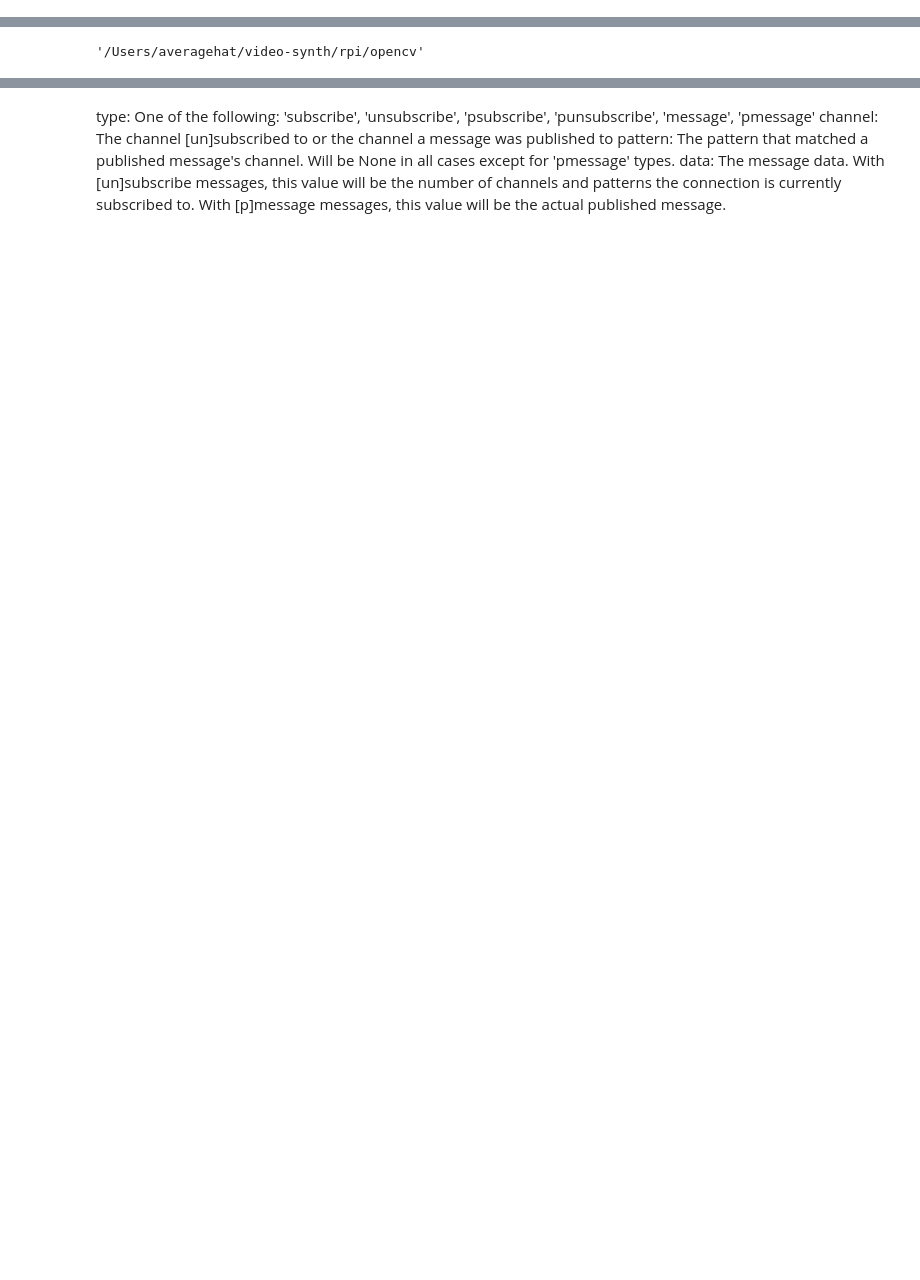
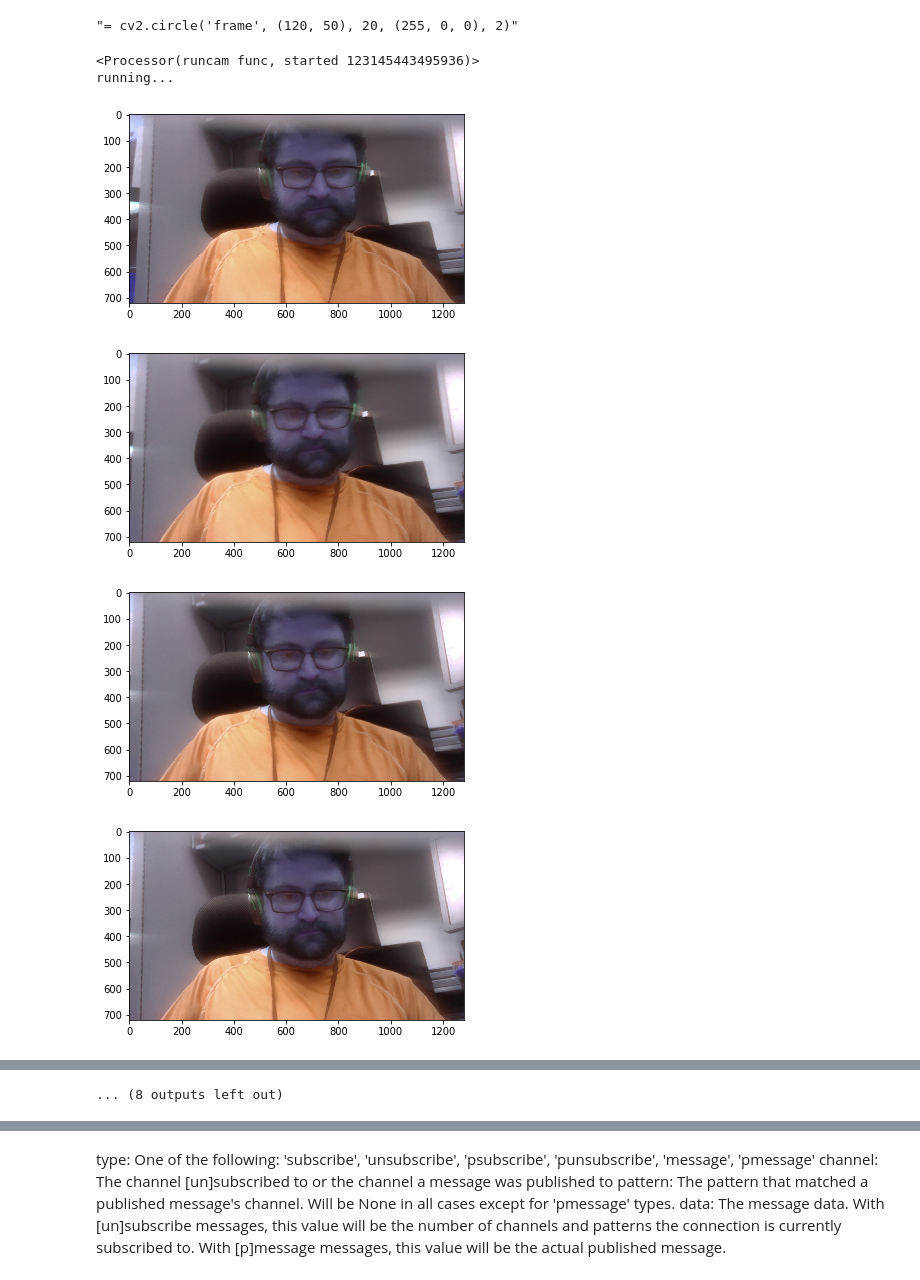
Before and after one commit to averagehat/video-synth, a Jupyter notebook: rpi/opencv-redis-cam.ipynb, the cells around one changed output, grey strips where cells are left out. Drawn from its saved outputs; the diff is of its cells as text; code cells hidden in the pictures; blank space fills up the shorter version.

```diff
--- a/rpi/opencv-redis-cam.ipynb
+++ b/rpi/opencv-redis-cam.ipynb
@@ -3,9 +3,10 @@ import redis
 import numpy as np
 import cv2
 import json
+from matplotlib import pyplot as plt
 r = redis.Redis(host='localhost', port=6379, db=0)
 listener = r.pubsub()
-faceCascade = cv2.CascadeClassifier("./haarcascade_frontalface_alt.xml")
+faceCascade = cv2.CascadeClassifier("haarcascade_frontalface_default.xml")
 # %%
 #cap = cv2.VideoCapture('moviepy/media/video_with_failing_audio.mp4')
 cap = cv2.VideoCapture(0)
@@ -98,0 +114,6 @@ KeyboardInterrupt:
+# %%
+# https://www.geeksforgeeks.org/circle-detection-using-opencv-python/
+# f'= cv2.circle{("frame", center_coordinates, radius, color, thickness_in_pixels) }'
+   cv2.circle('frame', (120, 50), 20, (255, 0, 0), 2)
+# %% [output]
+"= cv2.circle('frame', (120, 50), 20, (255, 0, 0), 2)"
@@ -98,0 +125,11 @@ KeyboardInterrupt:
+# %%
+from nbmultitask import ThreadWithLogAndControls
+task2 = ThreadWithLogAndControls(target=run_cam, name="runcam func")
+task2.start()
+# %% [output]
+<Processor(runcam func, started 123145443495936)>
+running...
+[figure, added]
+[figure, added]
+[figure, added]
+[figure, added]
@@ -98,0 +143 @@ KeyboardInterrupt:
+... (8 outputs left out)
@@ -99,6 +157,2 @@ KeyboardInterrupt:
 # %%
 cap.release()
-# %%
-pwd
-# %% [output]
-'/Users/averagehat/video-synth/rpi/opencv'
```
Also changed, not shown: parts of 7 cells of this notebook, 1 other file.
